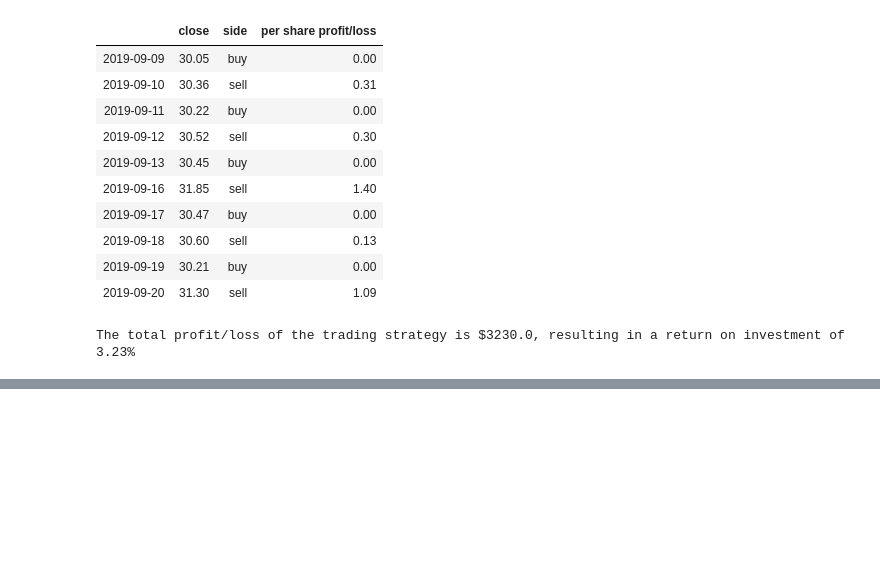
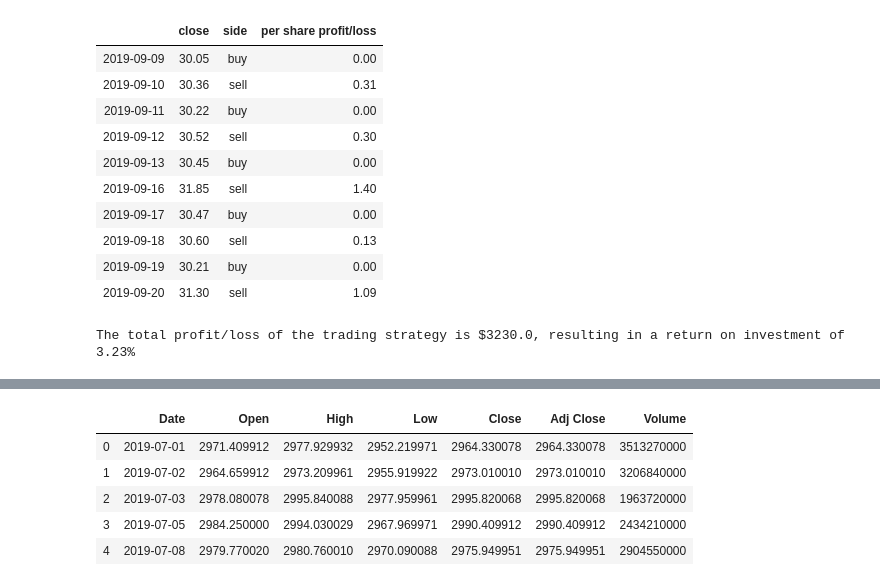
Before and after one commit to Akstiner96/Project_2_dream_team, a Jupyter notebook: Alan.ipynb, the cells around one changed output, grey strips where cells are left out. Cells and saved outputs as stored; diff of their text form; code cells hidden in the pictures; blank space fills up the shorter version.

```diff
--- a/Alan.ipynb
+++ b/Alan.ipynb
@@ -175,0 +174,16 @@ amd_df.hvplot.line()
+# %%
+# Set the file path
+filepath = Path("resources/csv/^GSPC.csv")
+
+# Read the CSV located at the file path into a Pandas DataFrame
+sp500_df = pd.read_csv(filepath, parse_dates=True, infer_datetime_format=True)
+
+# Print the DataFrame
+sp500_df.head()
+# %% [output]
+|  | Date | Open | High | Low | Close | Adj Close | Volume |
+| 0 | 2019-07-01 | 2971.409912 | 2977.929932 | 2952.219971 | 2964.330078 | 2964.330078 | 3513270000 |
+| 1 | 2019-07-02 | 2964.659912 | 2973.209961 | 2955.919922 | 2973.010010 | 2973.010010 | 3206840000 |
+| 2 | 2019-07-03 | 2978.080078 | 2995.840088 | 2977.959961 | 2995.820068 | 2995.820068 | 1963720000 |
+| 3 | 2019-07-05 | 2984.250000 | 2994.030029 | 2967.969971 | 2990.409912 | 2990.409912 | 2434210000 |
+| 4 | 2019-07-08 | 2979.770020 | 2980.760010 | 2970.090088 | 2975.949951 | 2975.949951 | 2904550000 |
```
Also changed, not shown: parts of 13 cells of this notebook.
